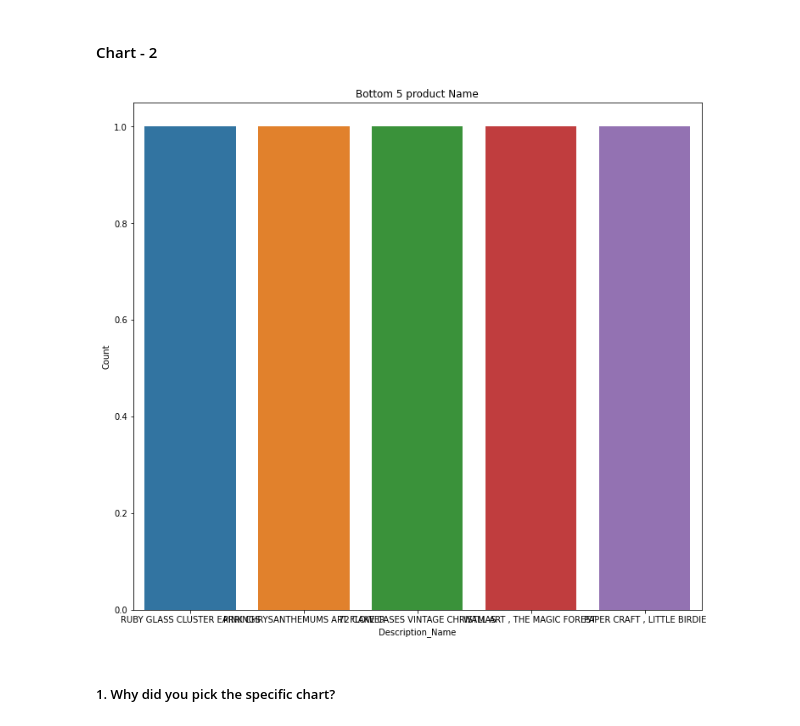
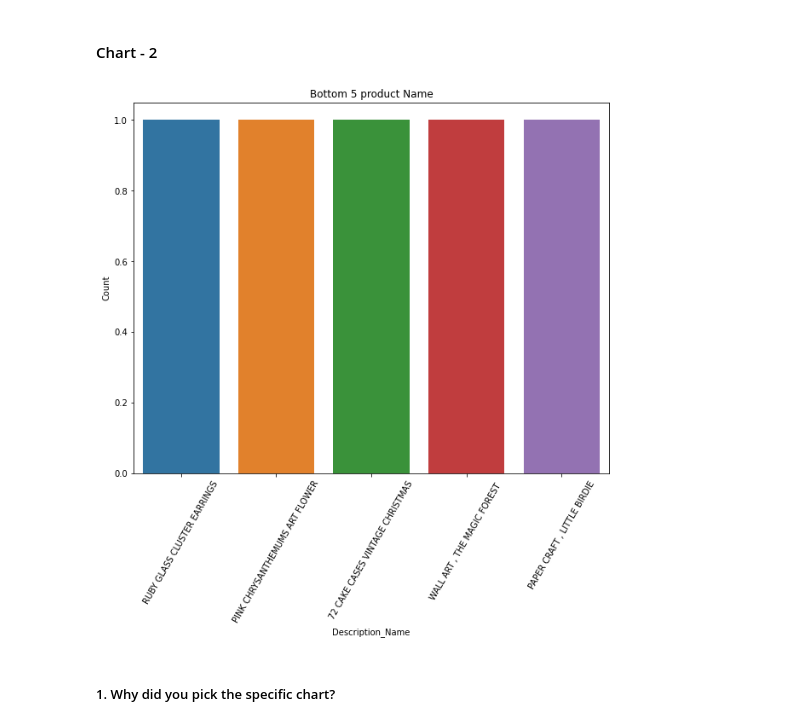
Before and after one commit to sakshantG/Online_Retail_Customer_Segmentation, a Jupyter notebook: Online_Retail_Customer_Segmentation.ipynb, the cells around one changed output. Saved outputs shown, nothing was run; the diff lists cells and outputs as text; code cells hidden in the pictures.

```diff
--- a/Online_Retail_Customer_Segmentation.ipynb
+++ b/Online_Retail_Customer_Segmentation.ipynb
@@ -335,12 +336,13 @@ Yes, above bar-plot helps creating positive business impact.
 #### Chart - 2
 # %%
 # Chart - 2 plot of Bottom 5 product Name
-plt.figure(figsize=(12,11))
+plt.figure(figsize=(10,8))
 plt.title('Bottom 5 product Name')
 sns.barplot(x='Description_Name',y='Count',data=Description_df[-5:])
+plt.xticks(rotation=60)
 plt.show()
 # %% [output]
-[figure, old version]
+[figure, new version]
 # %% [markdown]
 ##### 1. Why did you pick the specific chart?
 # %% [markdown]
```
Also changed, not shown: parts of 42 cells of this notebook.
